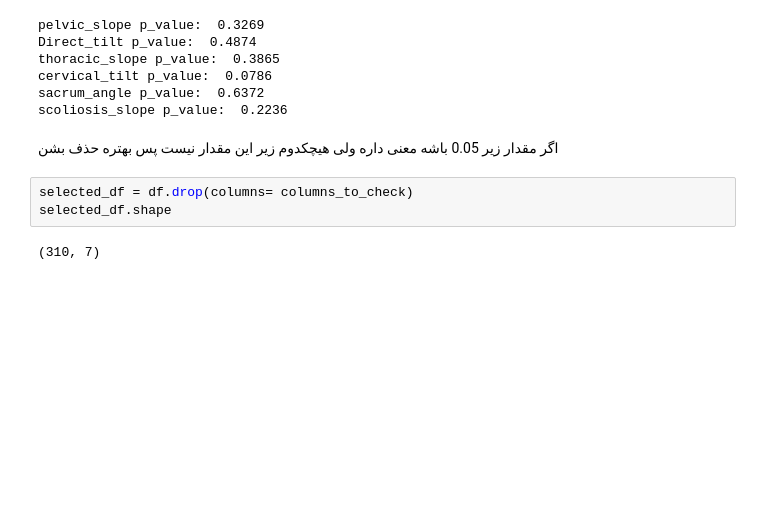
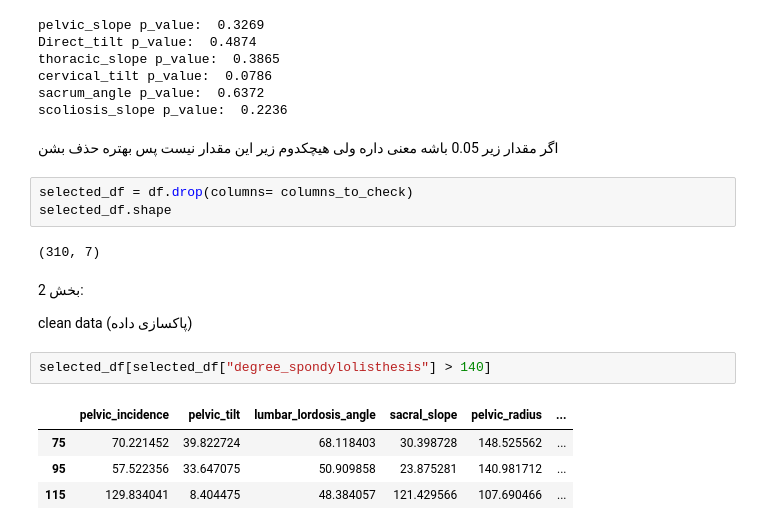
Before and after one commit to RomiinaAhmadi/lowerback_pain, a Jupyter notebook: data_preparation.ipynb, the cells around one changed output. Cells and saved outputs as stored; diff of their text form; blank space fills up the shorter version.

```diff
--- a/data_preparation.ipynb
+++ b/data_preparation.ipynb
@@ -59,3 +59,14 @@ selected_df = df.drop(columns= columns_to_check)
 selected_df.shape
 # %% [output]
 (310, 7)
+# %% [markdown]
+بخش 2:
+
+clean data (پاکسازی داده)
+# %%
+selected_df[selected_df["degree_spondylolisthesis"] > 140]
+# %% [output]
+|  | pelvic_incidence | pelvic_tilt | lumbar_lordosis_angle | sacral_slope | pelvic_radius | ... |
+| 75 | 70.221452 | 39.822724 | 68.118403 | 30.398728 | 148.525562 | ... |
+| 95 | 57.522356 | 33.647075 | 50.909858 | 23.875281 | 140.981712 | ... |
+| 115 | 129.834041 | 8.404475 | 48.384057 | 121.429566 | 107.690466 | ... |
```
Also changed, not shown: parts of 13 cells of this notebook.
